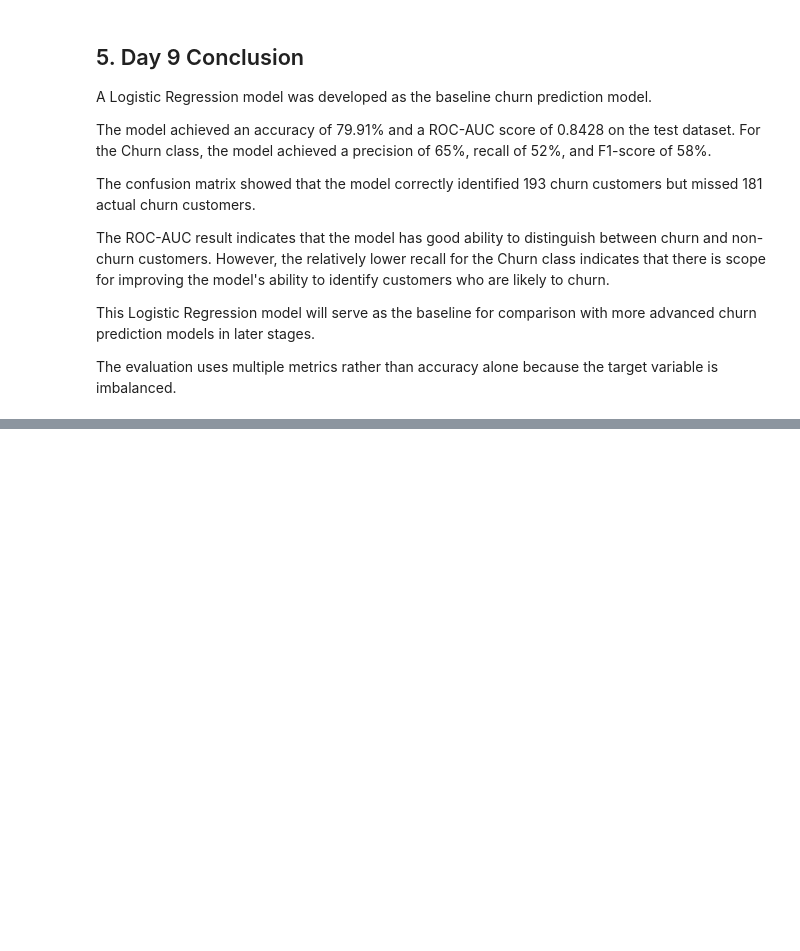
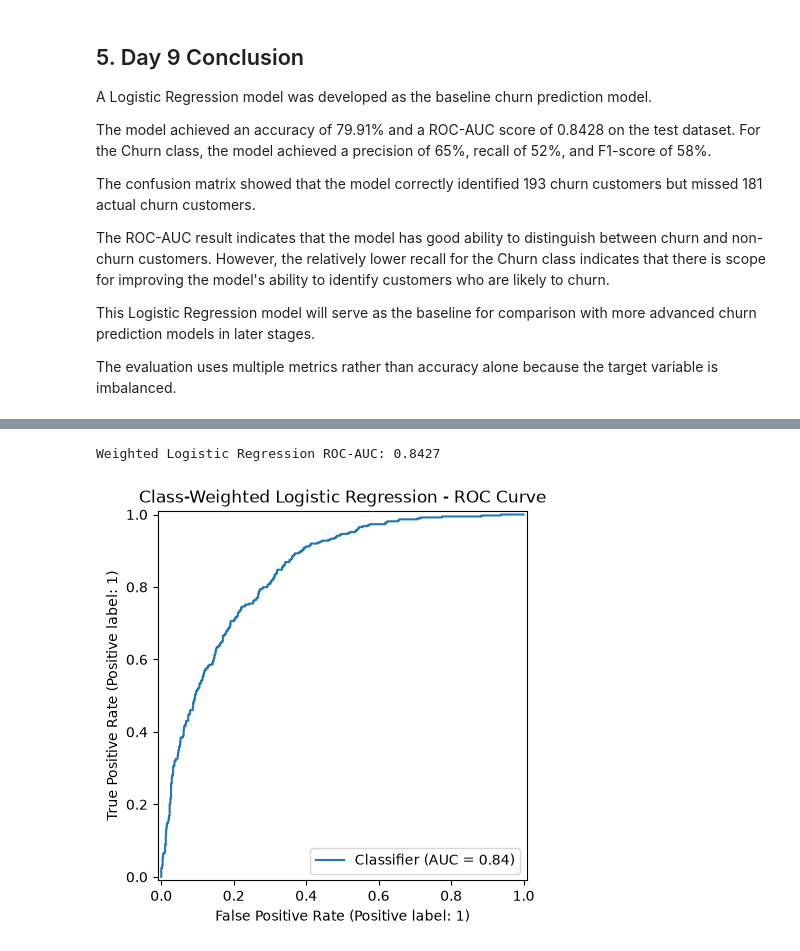
Before and after one commit to sagarsiddharth09-blip/customer-churn-LTV-engine, a Jupyter notebook: Akshay_Baseline_Analytics.ipynb, the cells around one changed output, grey strips where cells are left out. Drawn from its saved outputs; the diff is of its cells as text; code cells hidden in the pictures; blank space fills up the shorter version.

Commit message:
Add Day 10 model comparison

```diff
--- a/Akshay_Baseline_Analytics.ipynb
+++ b/Akshay_Baseline_Analytics.ipynb
@@ -2707,0 +2732,9 @@ The evaluation uses multiple metrics rather than accuracy alone because the targ
+# %%
+# Train the class-weighted model
+
+weighted_logistic_model.fit(
+    X_train_encoded,
+    y_train
+)
+
+print("Class-weighted Logistic Regression trained successfully.")
@@ -2707,0 +2782,34 @@ The evaluation uses multiple metrics rather than accuracy alone because the targ
+# %%
+from sklearn.metrics import roc_auc_score
+
+# Predict churn probabilities for the weighted model
+
+y_pred_proba_weighted = weighted_logistic_model.predict_proba(
+    X_test_encoded
+)[:, 1]
+
+# Calculate ROC-AUC
+
+roc_auc_weighted = roc_auc_score(
+    y_test,
+    y_pred_proba_weighted
+)
+
+print("Weighted Logistic Regression ROC-AUC:",
+      round(roc_auc_weighted, 4))
+# %% [output]
+Weighted Logistic Regression ROC-AUC: 0.8427
+# %%
+from sklearn.metrics import RocCurveDisplay
+
+# Plot ROC curve for weighted Logistic Regression
+
+RocCurveDisplay.from_predictions(
+    y_test,
+    y_pred_proba_weighted
+)
+
+plt.title("Class-Weighted Logistic Regression - ROC Curve")
+plt.show()
+# %% [output]
+[figure, added]
```
Also changed, not shown: parts of 10 cells of this notebook.
